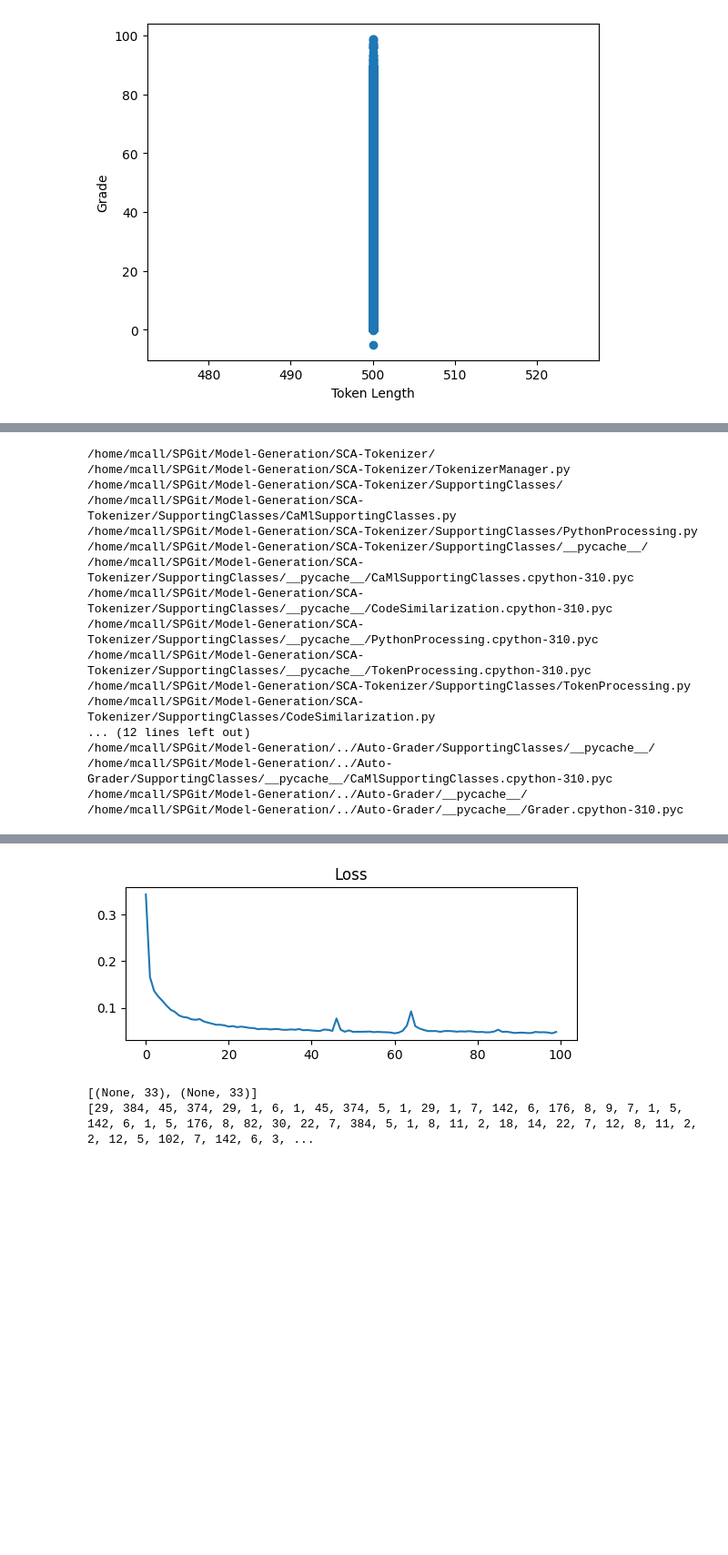
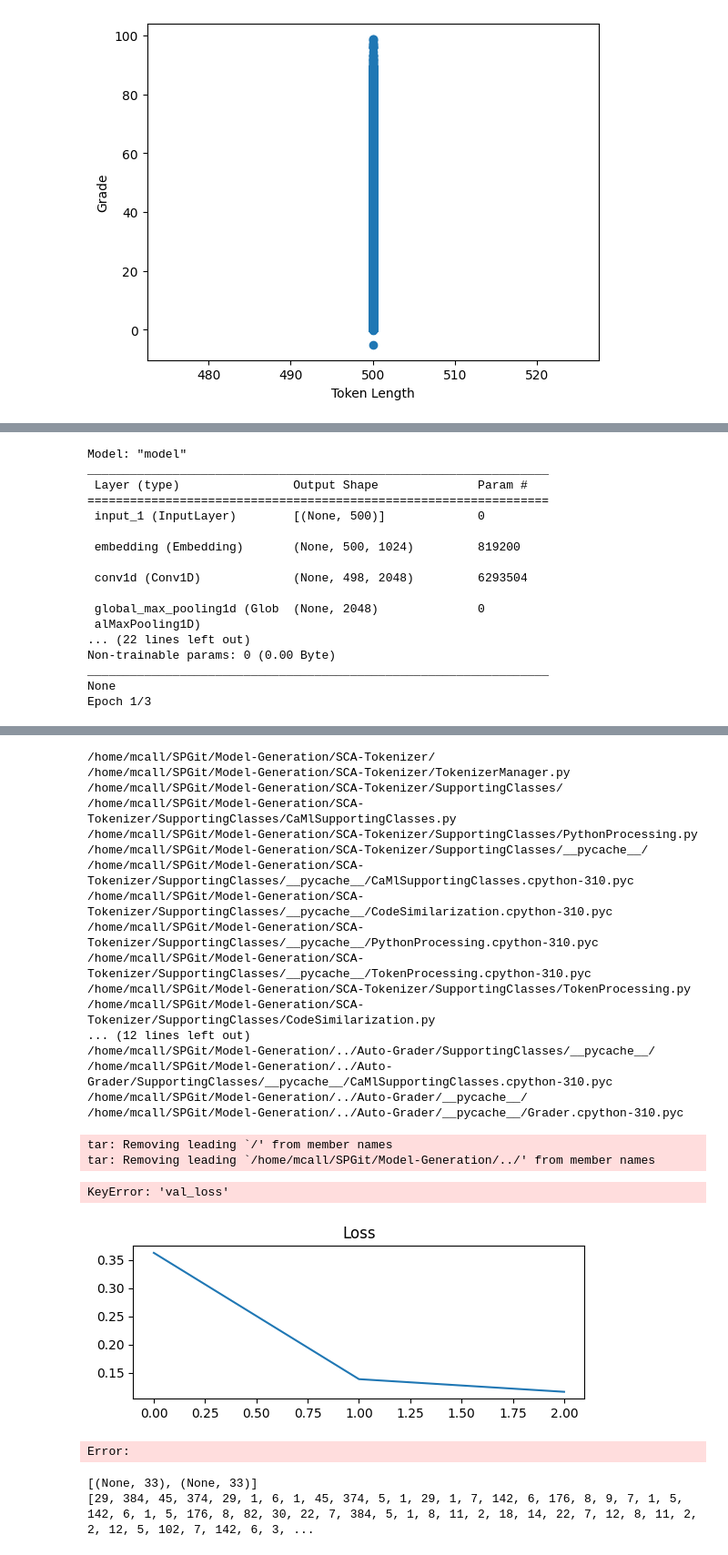
Before and after one commit to alihaider1264/SCA-ML-grade, a Jupyter notebook: Model-Generation/Model Creation 1.ipynb, the cells around one changed output, grey strips where cells are left out. Shown at 91% size. Drawn from its saved outputs; the diff is of its cells as text; code cells hidden in the pictures; blank space fills up the shorter version.

Commit message:
New Model,

```diff
--- a/Model-Generation/Model Creation 1.ipynb
+++ b/Model-Generation/Model Creation 1.ipynb
@@ -160,7 +160,10 @@ KeyboardInterrupt:
 maxLen = 500
 minLen = 100
 #get rid of the ones that are too long
-combinedDF = combinedDF[combinedDF["tokenCode"].apply(lambda x: len(x)) <= maxLen]
+#combinedDF = combinedDF[combinedDF["tokenCode"].apply(lambda x: len(x)) <= maxLen]
+
+#shorten the ones that are too long
+combinedDF["tokenCode"] = combinedDF["tokenCode"].apply(lambda x: x[:maxLen])
 #combinedDF = combinedDF[combinedDF["tokenGroupCode"].apply(lambda x: len(x)) <= maxLen]
 
 
@@ -235,17 +238,8 @@ lstm = layers.Bidirectional(LSTM(512))(lstm)
 
 #Dense
 dense = layers.Flatten()(lstm)
+dense = layers.Dense(4096, activation='relu')(dense)
 dense = layers.Dense(2048, activation='relu')(dense)
-dense = layers.Dense(1024, activation='relu')(dense)
-dense = layers.Dense(512, activation='relu')(dense)
-dense = layers.Dense(256, activation='relu')(dense)
-dense = layers.Dense(128, activation='relu')(dense)
-dense = layers.Dense(64, activation='relu')(dense)
-dense = layers.Dense(32, activation='relu')(dense)
-dense = layers.Dense(16, activation='relu')(dense)
-dense = layers.Dense(8, activation='relu')(dense)
-dense = layers.Dense(4, activation='relu')(dense)
-dense = layers.Dense(2, activation='relu')(dense)
 dense = layers.Dense(1, activation='relu')(dense)
 
 #Output
@@ -258,7 +252,7 @@ model = Model(inputs=inputTokens, outputs=output)
 
 print(model.summary())
 
-model.compile(loss='mean_squared_logarithmic_error', optimizer='Adam', metrics=['mse', 'mae', 'mape', 'accuracy'])
+model.compile(loss='mean_squared_logarithmic_error', optimizer='adam', metrics=['mse', 'mae', 'mape', 'accuracy'])
 
 
 
@@ -332,17 +312,17 @@ Epoch 100/100
-/home/mcall/SPGit/Model-Generation/SCA-Tokenizer/
-/home/mcall/SPGit/Model-Generation/SCA-Tokenizer/TokenizerManager.py
-/home/mcall/SPGit/Model-Generation/SCA-Tokenizer/SupportingClasses/
-/home/mcall/SPGit/Model-Generation/SCA-Tokenizer/SupportingClasses/CaMlSupportingClasses.py
-/home/mcall/SPGit/Model-Generation/SCA-Tokenizer/SupportingClasses/PythonProcessing.py
-/home/mcall/SPGit/Model-Generation/SCA-Tokenizer/SupportingClasses/__pycache__/
-/home/mcall/SPGit/Model-Generation/SCA-Tokenizer/SupportingClasses/__pycache__/CaMlSupportingClasses.cpython-310.pyc
-/home/mcall/SPGit/Model-Generation/SCA-Tokenizer/SupportingClasses/__pycache__/CodeSimilarization.cpython-310.pyc
-/home/mcall/SPGit/Model-Generation/SCA-Tokenizer/SupportingClasses/__pycache__/PythonProcessing.cpython-310.pyc
-/home/mcall/SPGit/Model-Generation/SCA-Tokenizer/SupportingClasses/__pycache__/TokenProcessing.cpython-310.pyc
-/home/mcall/SPGit/Model-Generation/SCA-Tokenizer/SupportingClasses/TokenProcessing.py
-/home/mcall/SPGit/Model-Generation/SCA-Tokenizer/SupportingClasses/CodeSimilarization.py
-... (12 lines left out)
-/home/mcall/SPGit/Model-Generation/../Auto-Grader/SupportingClasses/__pycache__/
-/home/mcall/SPGit/Model-Generation/../Auto-Grader/SupportingClasses/__pycache__/CaMlSupportingClasses.cpython-310.pyc
-/home/mcall/SPGit/Model-Generation/../Auto-Grader/__pycache__/
-/home/mcall/SPGit/Model-Generation/../Auto-Grader/__pycache__/Grader.cpython-310.pyc
+Model: "model"
+_________________________________________________________________
+ Layer (type)                Output Shape              Param #
+=================================================================
+ input_1 (InputLayer)        [(None, 500)]             0
+
+ embedding (Embedding)       (None, 500, 1024)         819200
+
+ conv1d (Conv1D)             (None, 498, 2048)         6293504
+
+ global_max_pooling1d (Glob  (None, 2048)              0
+ alMaxPooling1D)
+... (22 lines left out)
+Non-trainable params: 0 (0.00 Byte)
+_________________________________________________________________
+None
+Epoch 1/3
@@ -352,4 +341,25 @@ KeyError: 'val_loss'
+/home/mcall/SPGit/Model-Generation/SCA-Tokenizer/
+/home/mcall/SPGit/Model-Generation/SCA-Tokenizer/TokenizerManager.py
+/home/mcall/SPGit/Model-Generation/SCA-Tokenizer/SupportingClasses/
+/home/mcall/SPGit/Model-Generation/SCA-Tokenizer/SupportingClasses/CaMlSupportingClasses.py
+/home/mcall/SPGit/Model-Generation/SCA-Tokenizer/SupportingClasses/PythonProcessing.py
+/home/mcall/SPGit/Model-Generation/SCA-Tokenizer/SupportingClasses/__pycache__/
+/home/mcall/SPGit/Model-Generation/SCA-Tokenizer/SupportingClasses/__pycache__/CaMlSupportingClasses.cpython-310.pyc
+/home/mcall/SPGit/Model-Generation/SCA-Tokenizer/SupportingClasses/__pycache__/CodeSimilarization.cpython-310.pyc
+/home/mcall/SPGit/Model-Generation/SCA-Tokenizer/SupportingClasses/__pycache__/PythonProcessing.cpython-310.pyc
+/home/mcall/SPGit/Model-Generation/SCA-Tokenizer/SupportingClasses/__pycache__/TokenProcessing.cpython-310.pyc
+/home/mcall/SPGit/Model-Generation/SCA-Tokenizer/SupportingClasses/TokenProcessing.py
+/home/mcall/SPGit/Model-Generation/SCA-Tokenizer/SupportingClasses/CodeSimilarization.py
+... (12 lines left out)
+/home/mcall/SPGit/Model-Generation/../Auto-Grader/SupportingClasses/__pycache__/
+/home/mcall/SPGit/Model-Generation/../Auto-Grader/SupportingClasses/__pycache__/CaMlSupportingClasses.cpython-310.pyc
+/home/mcall/SPGit/Model-Generation/../Auto-Grader/__pycache__/
+/home/mcall/SPGit/Model-Generation/../Auto-Grader/__pycache__/Grader.cpython-310.pyc
+tar: Removing leading `/' from member names
+tar: Removing leading `/home/mcall/SPGit/Model-Generation/../' from member names
+KeyError: 'val_loss'
-[figure, old version]
+[figure, new version]
+Error:
 # %%
 #Save the model in timestamp folder and with tokenizer
 timestamp = str(pd.Timestamp.now()).replace(" ", "_").replace(":", "-").replace(".", "-")
```
Also changed, not shown: parts of 3 cells of this notebook, 1 other file.
